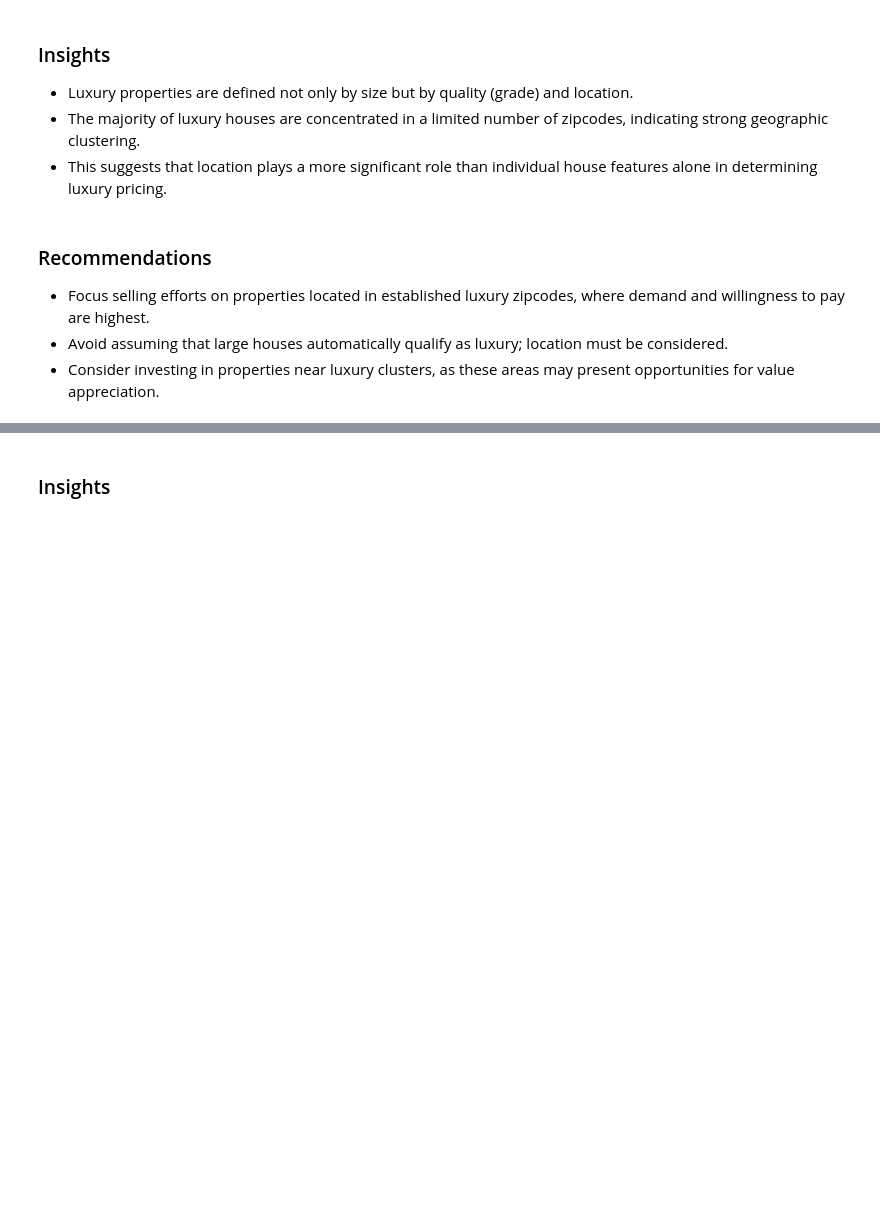
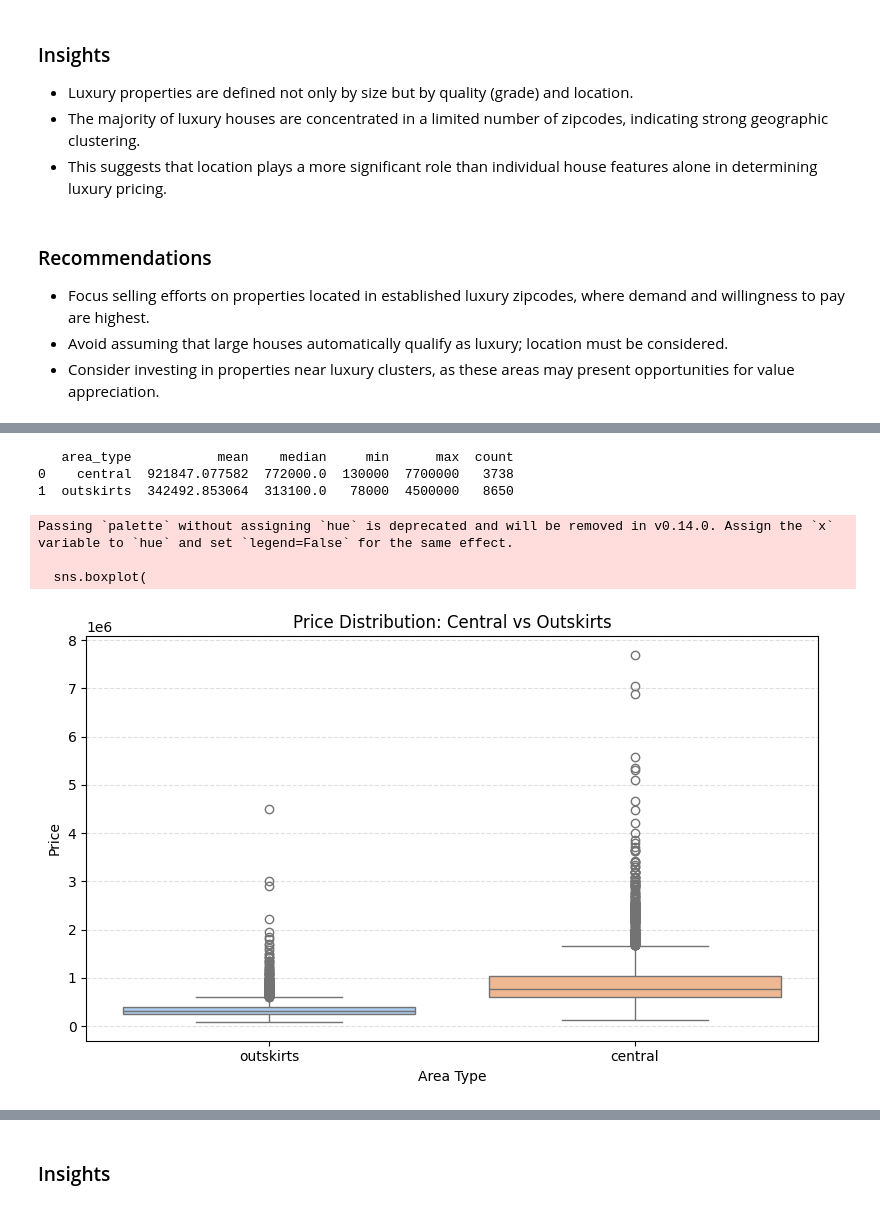
Before and after one commit to lingriosmichael/eda_template, a Jupyter notebook: eda_project.ipynb, the cells around one changed output, grey strips where cells are left out. Cells and saved outputs as stored; diff of their text form; code cells hidden in the pictures; blank space fills up the shorter version.

```diff
--- a/eda_project.ipynb
+++ b/eda_project.ipynb
@@ -423,0 +578,41 @@ Passing `palette` without assigning `hue` is deprecated and will be removed in v
+# %%
+central_outskirts_df = df_latest[
+    df_latest["area_type"].isin(["central", "outskirts"])
+].copy()
+
+avg_price_area = (
+    central_outskirts_df.groupby("area_type")["price"]
+    .agg(["mean", "median", "min", "max", "count"])
+    .reset_index()
+)
+
+print(avg_price_area)
+# %% [output]
+   area_type           mean    median     min      max  count
+0    central  921847.077582  772000.0  130000  7700000   3738
+1  outskirts  342492.853064  313100.0   78000  4500000   8650
+# %%
+# We identified luxurious houses in luxury_df -> We go under the assumption that the luxurious houses are centrally located
+# But do central areas only have high prices, or just higher on average?
+
+plt.figure(figsize=(8,5))
+
+sns.boxplot(
+    data=central_outskirts_df,
+    x="area_type",
+    y="price",
+    palette="pastel"
+)
+
+plt.title("Price Distribution: Central vs Outskirts")
+plt.xlabel("Area Type")
+plt.ylabel("Price")
+plt.grid(axis="y", linestyle="--", alpha=0.4)
+
+plt.tight_layout()
+plt.show()
+# %% [output]
+Passing `palette` without assigning `hue` is deprecated and will be removed in v0.14.0. Assign the `x` variable to `hue` and set `legend=False` for the same effect.
+
+  sns.boxplot(
+[figure, added]
```
Also changed, not shown: parts of 17 cells of this notebook.
